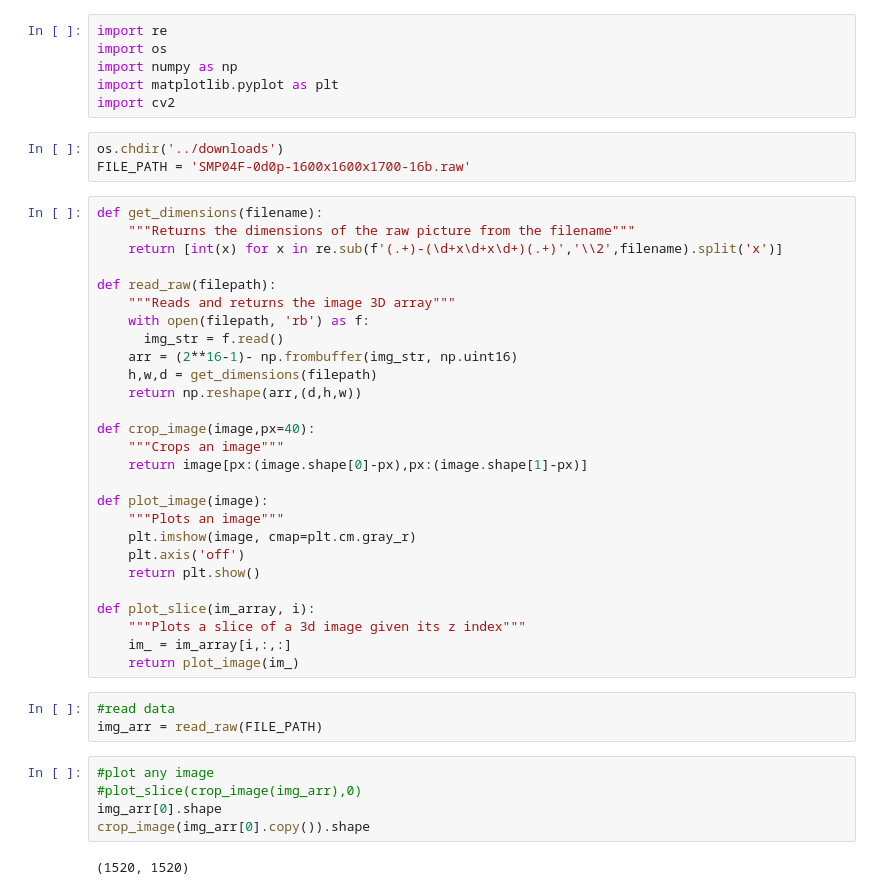
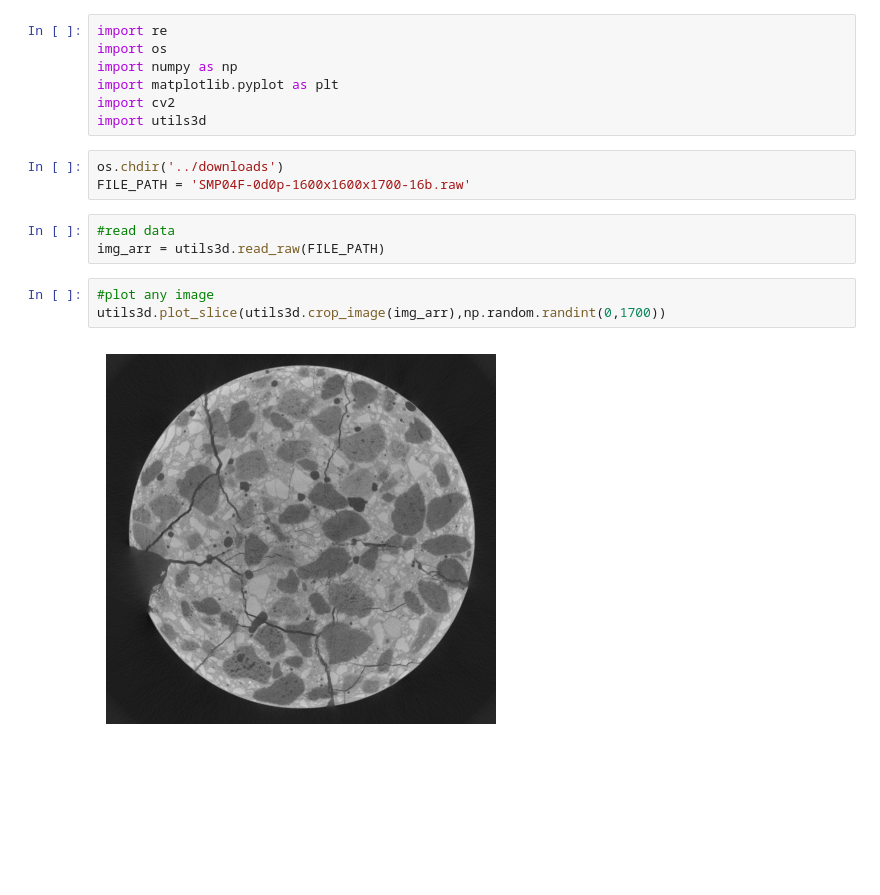
Before and after one commit to nickgiki/concrete_image_segmentation, a Jupyter notebook: concrete_ntua_read_files.ipynb, the cells around one changed output. Cells and saved outputs as stored; diff of their text form; blank space fills up the shorter version.

Commit message:
add utils3d library

```diff
--- a/concrete_ntua_read_files.ipynb
+++ b/concrete_ntua_read_files.ipynb
@@ -4,43 +4,15 @@ import os
 import numpy as np
 import matplotlib.pyplot as plt
 import cv2
+import utils3d
 # %%
 os.chdir('../downloads')
 FILE_PATH = 'SMP04F-0d0p-1600x1600x1700-16b.raw'
-# %%
-def get_dimensions(filename):
-    """Returns the dimensions of the raw picture from the filename"""
-    return [int(x) for x in re.sub(f'(.+)-(\d+x\d+x\d+)(.+)','\\2',filename).split('x')]
-
-def read_raw(filepath):
-    """Reads and returns the image 3D array"""
-    with open(filepath, 'rb') as f:
-      img_str = f.read()
-    arr = (2**16-1)- np.frombuffer(img_str, np.uint16)
-    h,w,d = get_dimensions(filepath)
-    return np.reshape(arr,(d,h,w))
-
-def crop_image(image,px=40):
-    """Crops an image"""
-    return image[px:(image.shape[0]-px),px:(image.shape[1]-px)]
-
-def plot_image(image):
-    """Plots an image"""
-    plt.imshow(image, cmap=plt.cm.gray_r)
-    plt.axis('off')
-    return plt.show()
-
-def plot_slice(im_array, i):
-    """Plots a slice of a 3d image given its z index"""
-    im_ = im_array[i,:,:]
-    return plot_image(im_)
 # %%
 #read data
-img_arr = read_raw(FILE_PATH)
+img_arr = utils3d.read_raw(FILE_PATH)
 # %%
 #plot any image
-#plot_slice(crop_image(img_arr),0)
-img_arr[0].shape
-crop_image(img_arr[0].copy()).shape
+utils3d.plot_slice(utils3d.crop_image(img_arr),np.random.randint(0,1700))
 # %% [output]
-(1520, 1520)
+[figure, added]
```
Also changed, not shown: parts of 7 cells of this notebook, 1 other file.
